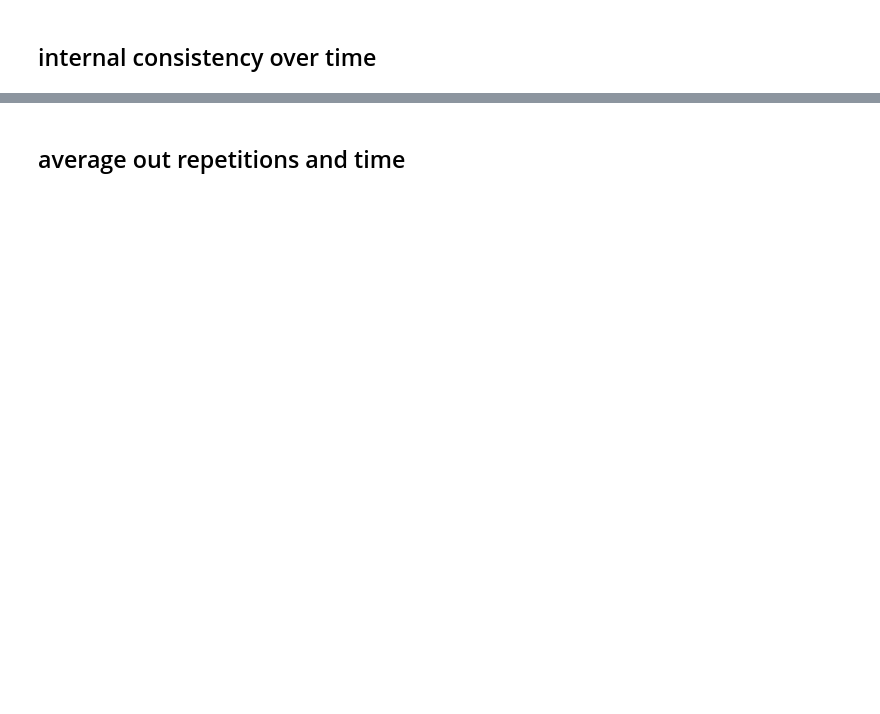
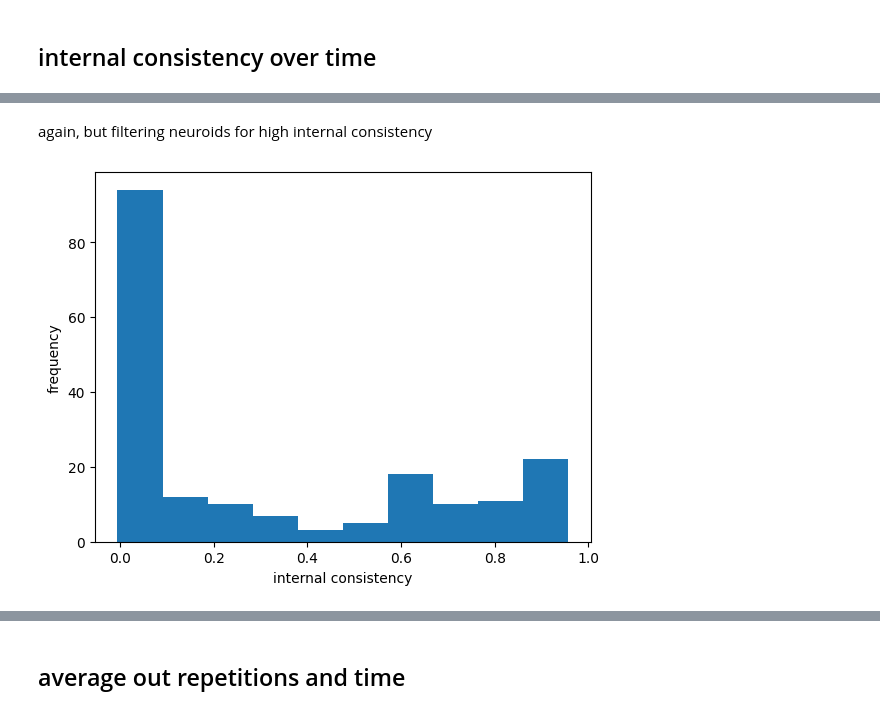
Before and after one commit to dicarlolab/pipeline_analysis, a Jupyter notebook: pico_muri.ipynb, the cells around one changed output, grey strips where cells are left out. Drawn from its saved outputs; the diff is of its cells as text; code cells hidden in the pictures; blank space fills up the shorter version.

Commit message:
extract internal consistency methods into file; filter good neuroids

```diff
--- a/pico_muri.ipynb
+++ b/pico_muri.ipynb
@@ -99,0 +64,19 @@ fig.show()
+# %% [markdown]
+again, but filtering neuroids for high internal consistency
+# %%
+from matplotlib import pyplot
+from pipeline_analysis.internal_consistency import plot_internal_consistency_over_time, internal_consistency
+
+# compute per-neuroid consistency
+assembly = raw_assembly[{'time_bin': [70 <= start <= 170 for start in raw_assembly['time_bin_start_ms'].values]}]
+assembly = assembly.mean('time_bin')
+consistencies = internal_consistency(assembly)
+consistencies = consistencies.groupby('neuroid_id').mean().reset_index()
+
+fig, ax = pyplot.subplots()
+ax.hist(consistencies['correlation'])
+ax.set_xlabel('internal consistency')
+ax.set_ylabel('frequency')
+fig.show()
+# %% [output]
+[figure, added]
```
Also changed, not shown: parts of 7 cells of this notebook, 2 other files.
